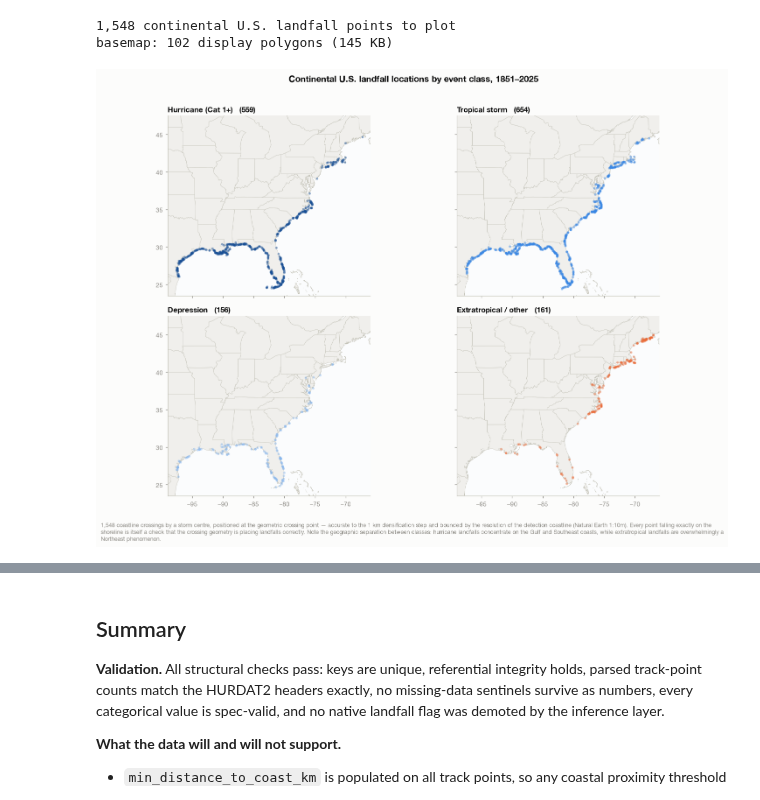
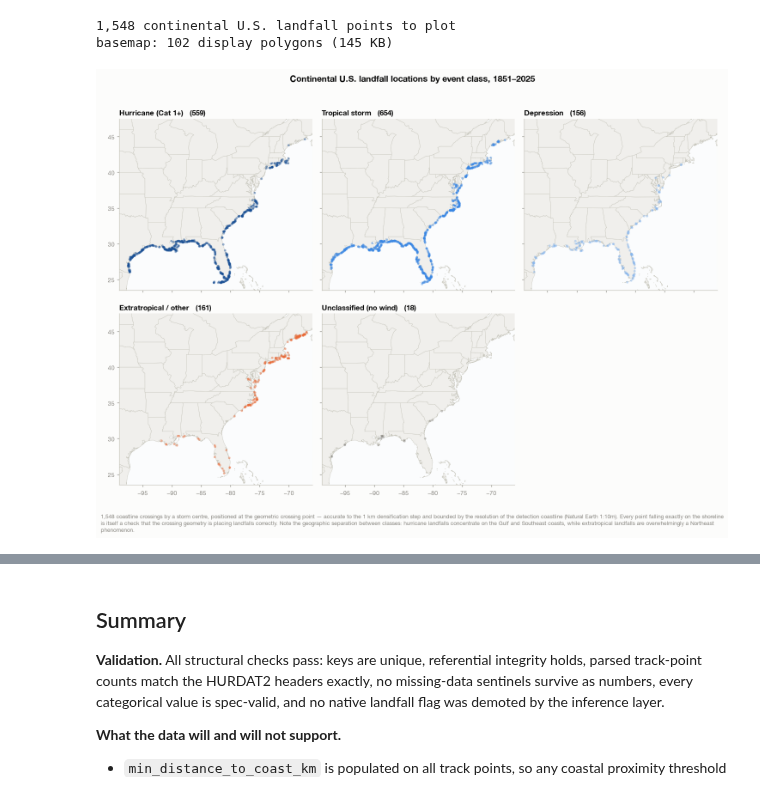
Before and after one commit to rkvaughn/HUTrackDB, a Jupyter notebook: notebooks/eda_validation.ipynb, the cells around one changed output, grey strips where cells are left out. Saved outputs shown, nothing was run; the diff lists cells and outputs as text; code cells hidden in the pictures.

```diff
--- a/notebooks/eda_validation.ipynb
+++ b/notebooks/eda_validation.ipynb
@@ -207,7 +207,10 @@ CLASS_COLOR = {
     CLS_TSTORM:     "#3987e5",   # blue ramp, mid
     CLS_DEPRESSION: "#86b6ef",   # blue ramp, light
     CLS_EXTRA:      ORANGE,      # categorical slot 2 — a different kind
-    CLS_UNKNOWN:    "#c3c2b7",   # neutral
+    # Muted neutral from the chrome palette, not a series hue -- it still reads
+    # as "no data", but stays visible against the grey land fill on the maps,
+    # where the lighter #c3c2b7 disappeared entirely.
+    CLS_UNKNOWN:    "#898781",
 }
 
 def classify(status, wind_kt):
@@ -2063,9 +2066,15 @@ basemap: 102 display polygons (145 KB)
 # %%
 # Faceted rather than colour-coded: a dense scatter cannot carry four hues
 # reliably, and overplotting would hide whichever class is drawn first.
-panels = [c for c in CLASS_ORDER[:4] if (conus.event_class == c).any()]
-fig, axes = plt.subplots(2, 2, figsize=(13, 9.4), sharex=True, sharey=True)
-axes = axes.ravel()
+# Every class actually present gets a panel, and the grid is sized to fit them.
+# A fixed 2x2 would silently drop a fifth class -- zip() truncates to the shorter
+# sequence -- leaving the caption's total disagreeing with what is drawn.
+panels = [c for c in CLASS_ORDER if (conus.event_class == c).any()]
+mcols = 3 if len(panels) > 4 else 2
+mrows = int(np.ceil(len(panels) / mcols))
+fig, axes = plt.subplots(mrows, mcols, figsize=(4.4 * mcols, 4.7 * mrows),
+                         sharex=True, sharey=True)
+axes = np.atleast_1d(axes).ravel()
 
 for ax, cls in zip(axes, panels):
     sub = conus[conus.event_class == cls]
@@ -2076,32 +2085,33 @@ for ax, cls in zip(axes, panels):
     ax.scatter(sub.exact_lon, sub.exact_lat,
                s=13, color=CLASS_COLOR[cls], alpha=0.45, linewidth=0, zorder=3)
 
     ax.set_title(f"{cls}   ({len(sub):,})", fontsize=11, loc="left", pad=5)
     ax.set_xlim(-99, -66)
     ax.set_ylim(23.5, 47.5)
     # Plotting lon/lat on equal axes stretches the map vertically, because a
     # degree of longitude is shorter than a degree of latitude away from the
     # equator. Scaling by 1/cos(mid-latitude) restores true local proportions.
     ax.set_aspect(1 / np.cos(np.radians(35)))
     ax.set_facecolor("#fbfcfd")     # a hint of water behind the land
     ax.grid(False)
     for side in ("top", "right"):
         ax.spines[side].set_visible(False)
 
 for ax in axes[len(panels):]:
     ax.set_visible(False)
 
 fig.suptitle("Continental U.S. landfall locations by event class, 1851–2025",
              fontsize=13, fontweight="bold", color=INK, x=0.5, y=0.995)
-caption(fig, f"{len(conus):,} coastline crossings by a storm centre, positioned at the "
+plotted = int(conus.event_class.isin(panels).sum())
+caption(fig, f"{plotted:,} coastline crossings by a storm centre, positioned at the "
              "geometric crossing point — accurate to the 1 km densification step and "
              "bounded by the resolution of the detection coastline (Natural Earth "
              "1:10m). Every point falling exactly on the shoreline is itself a check "
              "that the crossing geometry is placing landfalls correctly. Note the "
              "geographic separation between classes: hurricane landfalls concentrate "
              "on the Gulf and Southeast coasts, while extratropical landfalls are "
              "overwhelmingly a Northeast phenomenon.", y=0.005)
 plt.tight_layout(rect=[0, 0.02, 1, 0.98])
 plt.show()
 # %% [output]
-[figure, old version]
+[figure, new version]
```
Also changed, not shown: parts of 6 cells of this notebook.
